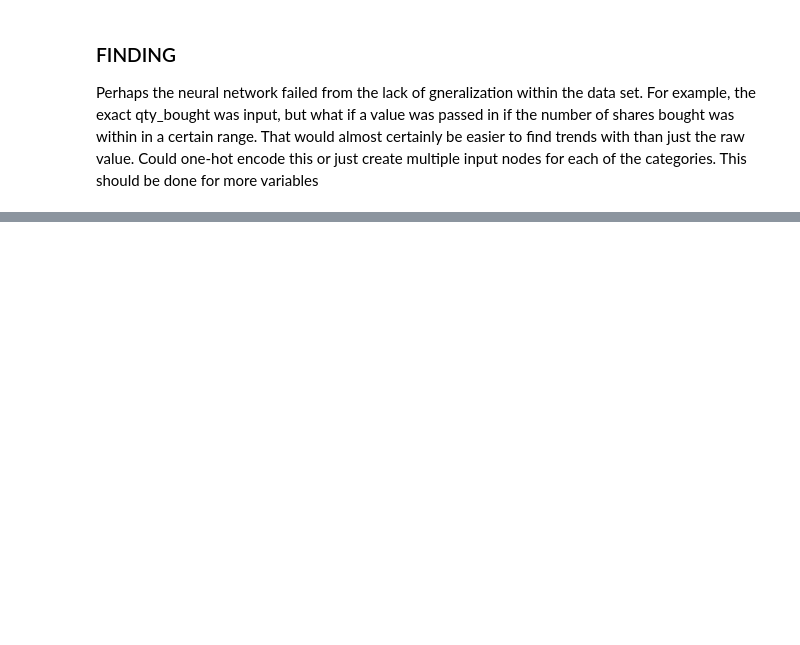
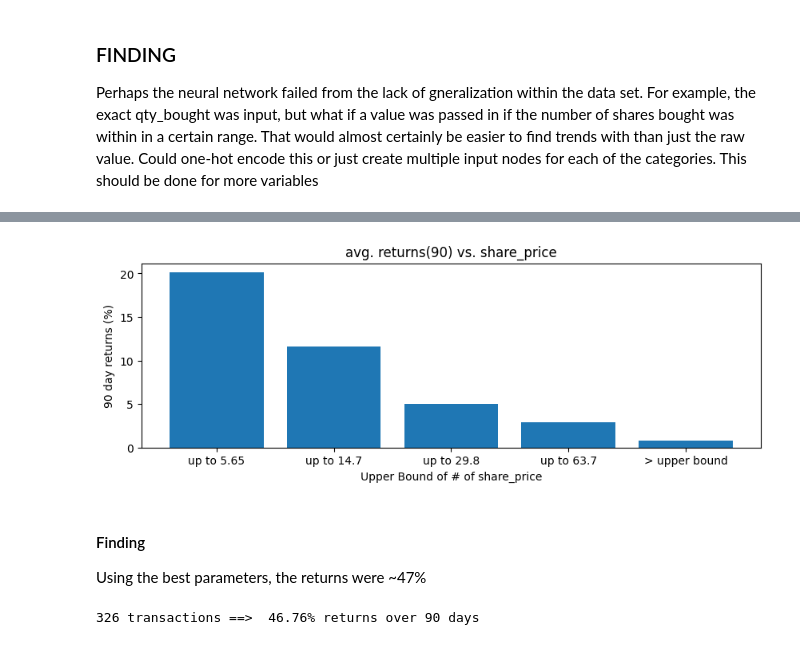
Before and after one commit to nicholasviscomi/Ad-Astra-Capital-Go, a Jupyter notebook: src/OpenInsider/analysis.ipynb, the cells around one changed output, grey strips where cells are left out. Cells and saved outputs as stored; diff of their text form; code cells hidden in the pictures; blank space fills up the shorter version.

```diff
--- a/src/OpenInsider/analysis.ipynb
+++ b/src/OpenInsider/analysis.ipynb
@@ -597,0 +594,18 @@ plt.show()
+# %%
+upper_bounds = [0, 5.65, 14.7, 29.8, 63.7] # 0, 25, 50, 75, 90 percentiles
+plot_column_by_bounds("share_price", upper_bounds)
+# %% [output]
+[figure, added]
+# %% [markdown]
+#### Finding
+Using the best parameters, the returns were ~47%
+# %%
+rows = df[
+    (df["share_price"] < 5.65) & (df["qty_bought"] > 1_000_000)
+]
+
+mean = rows.loc[:, "returns(90)"].mean()
+
+print(f"{len(rows)} transactions ==> {mean: .2f}% returns over 90 days")
+# %% [output]
+326 transactions ==>  46.76% returns over 90 days
```
Also changed, not shown: parts of 10 cells of this notebook.
